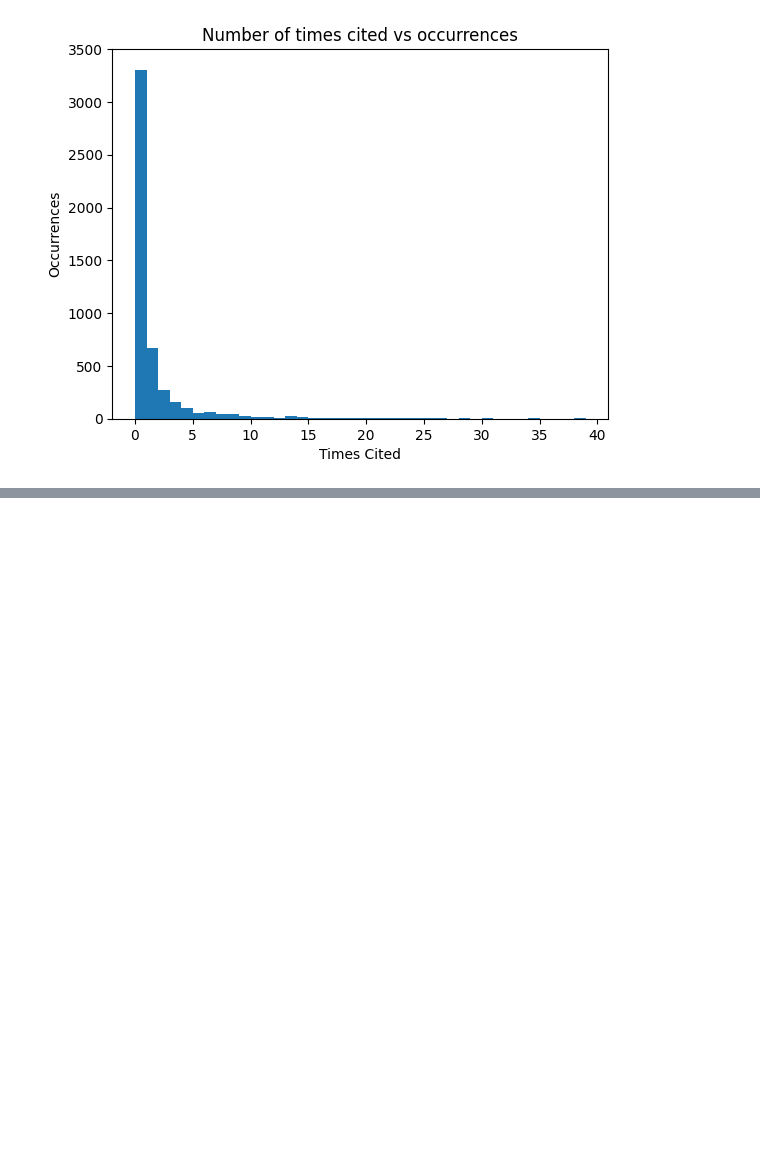
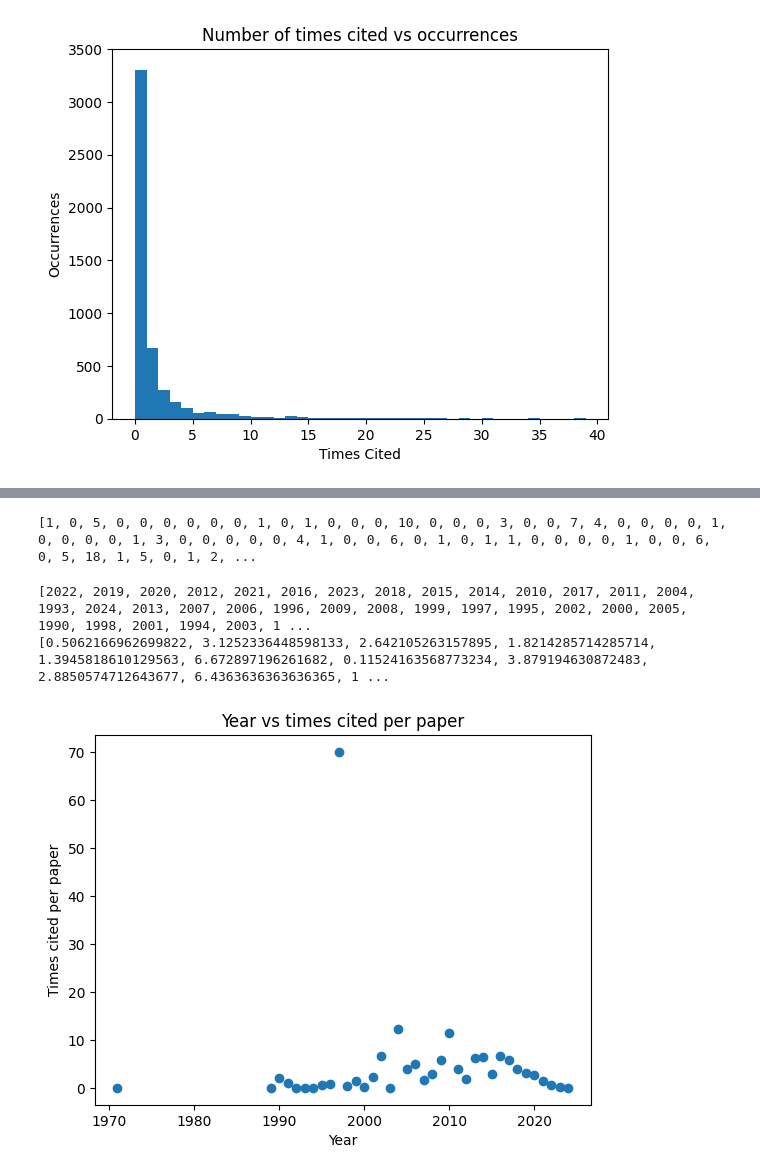
Before and after one commit to rreece15/Collaborative-Networks-In-Machine-Learning, a Jupyter notebook: parsing/custom_graphs.ipynb, the cells around one changed output, grey strips where cells are left out. Cells and saved outputs as stored; diff of their text form; code cells hidden in the pictures; blank space fills up the shorter version.

```diff
--- a/parsing/custom_graphs.ipynb
+++ b/parsing/custom_graphs.ipynb
@@ -92,0 +97,44 @@ print(d)
+# %%
+def findAverage(indegree_list):
+    sum = 0
+    for indegree in indegree_list:
+        sum += indegree
+    return sum / len(indegree_list)
+# %%
+year_indegree = {}
+
+years = df['year'].tolist()
+in_degrees = df['cited_by'].tolist()
+
+for i in range(len(years)):
+    if years[i] in year_indegree:
+        year_indegree[years[i]] += [in_degrees[i]]
+    else:
+        year_indegree[years[i]] = [in_degrees[i]]
+
+print(year_indegree[2018])
+# %% [output]
+[1, 0, 5, 0, 0, 0, 0, 0, 0, 1, 0, 1, 0, 0, 0, 10, 0, 0, 0, 3, 0, 0, 7, 4, 0, 0, 0, 0, 1, 0, 0, 0, 0, 1, 3, 0, 0, 0, 0, 0, 4, 1, 0, 0, 6, 0, 1, 0, 1, 1, 0, 0, 0, 0, 1, 0, 0, 6, 0, 5, 18, 1, 5, 0, 1, 2, ...
+# %%
+complete_years = []
+complete_indegrees_by_year = []
+for year in year_indegree:
+    if (year == 0):
+        continue
+
+    complete_years += [year]
+    complete_indegrees_by_year += [findAverage(year_indegree[year])]
+
+print(complete_years)
+print(complete_indegrees_by_year)
+# %% [output]
+[2022, 2019, 2020, 2012, 2021, 2016, 2023, 2018, 2015, 2014, 2010, 2017, 2011, 2004, 1993, 2024, 2013, 2007, 2006, 1996, 2009, 2008, 1999, 1997, 1995, 2002, 2000, 2005, 1990, 1998, 2001, 1994, 2003, 1 ...
+[0.5062166962699822, 3.1252336448598133, 2.642105263157895, 1.8214285714285714, 1.3945818610129563, 6.672897196261682, 0.11524163568773234, 3.879194630872483, 2.8850574712643677, 6.4363636363636365, 1 ...
+# %%
+plt.scatter(complete_years, complete_indegrees_by_year)  # Plot the chart
+plt.title("Year vs times cited per paper")
+plt.xlabel("Year")
+plt.ylabel("Times cited per paper")
+plt.show()  # display
+# %% [output]
+[figure, added]
```
Also changed, not shown: parts of 3 cells of this notebook, 6 other files.
